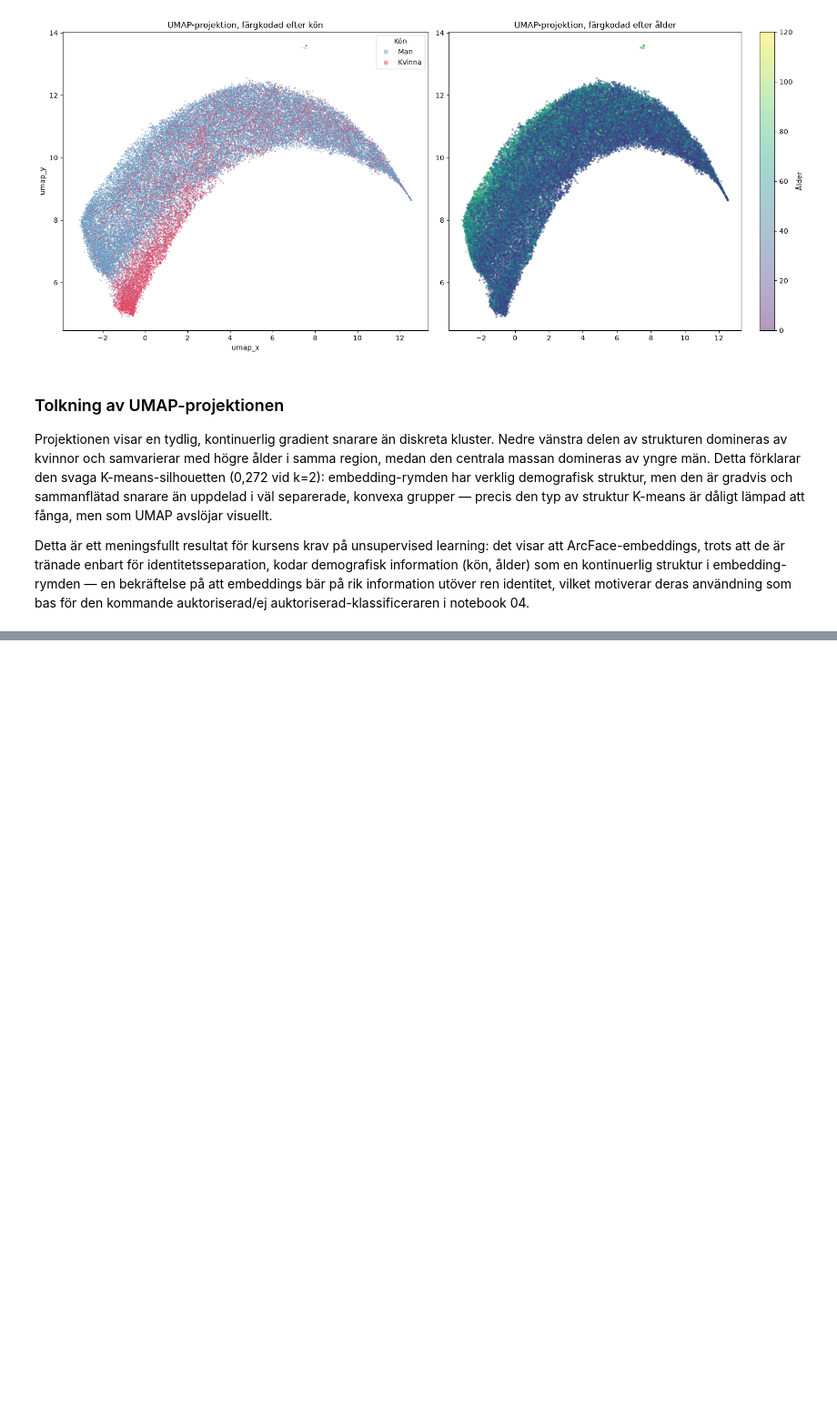
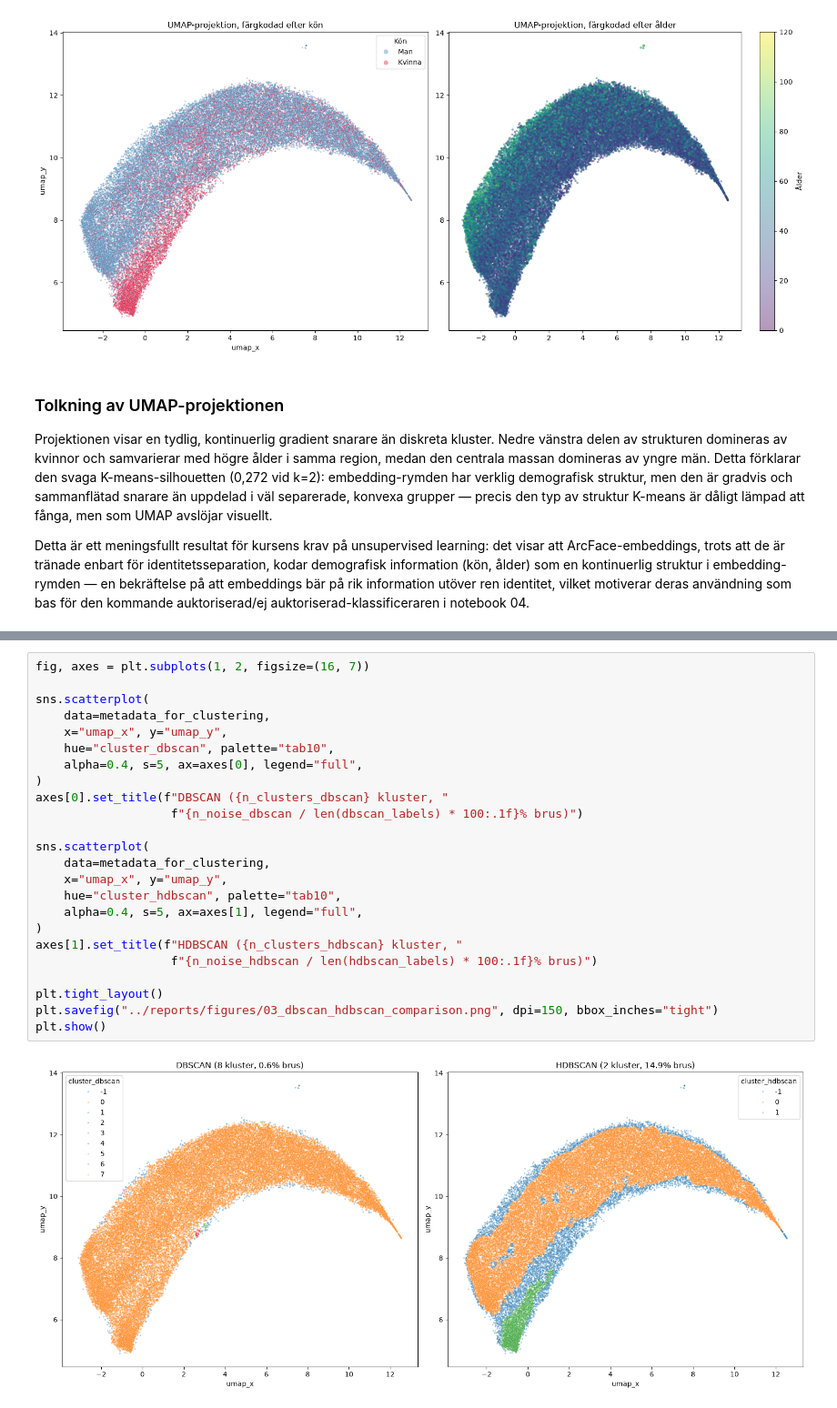
Before and after one commit to nicklasskoglund/biometric-access-terminal, a Jupyter notebook: notebooks/03_unsupervised_clustering.ipynb, the cells around one changed output, grey strips where cells are left out. Shown at 91% size. Saved outputs shown, nothing was run; the diff lists cells and outputs as text; blank space fills up the shorter version.

```diff
--- a/notebooks/03_unsupervised_clustering.ipynb
+++ b/notebooks/03_unsupervised_clustering.ipynb
@@ -645,0 +747,26 @@ kommande auktoriserad/ej auktoriserad-klassificeraren i notebook 04.
+# %%
+fig, axes = plt.subplots(1, 2, figsize=(16, 7))
+
+sns.scatterplot(
+    data=metadata_for_clustering,
+    x="umap_x", y="umap_y",
+    hue="cluster_dbscan", palette="tab10",
+    alpha=0.4, s=5, ax=axes[0], legend="full",
+)
+axes[0].set_title(f"DBSCAN ({n_clusters_dbscan} kluster, "
+                   f"{n_noise_dbscan / len(dbscan_labels) * 100:.1f}% brus)")
+
+sns.scatterplot(
+    data=metadata_for_clustering,
+    x="umap_x", y="umap_y",
+    hue="cluster_hdbscan", palette="tab10",
+    alpha=0.4, s=5, ax=axes[1], legend="full",
+)
+axes[1].set_title(f"HDBSCAN ({n_clusters_hdbscan} kluster, "
+                   f"{n_noise_hdbscan / len(hdbscan_labels) * 100:.1f}% brus)")
+
+plt.tight_layout()
+plt.savefig("../reports/figures/03_dbscan_hdbscan_comparison.png", dpi=150, bbox_inches="tight")
+plt.show()
+# %% [output]
+[figure, added]
```
Also changed, not shown: parts of 6 cells of this notebook, 2 other files.
